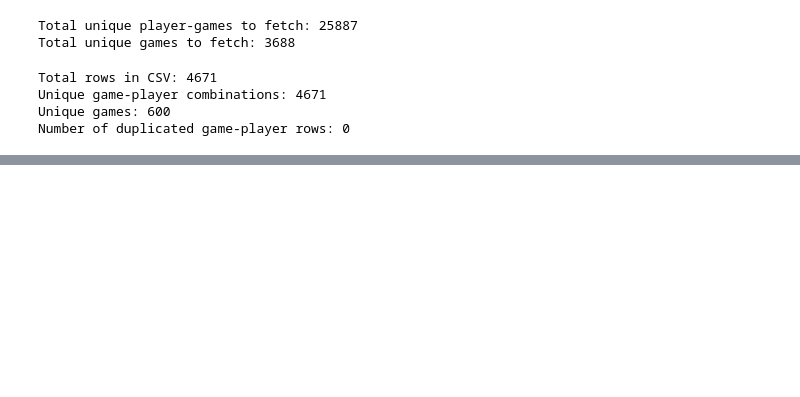
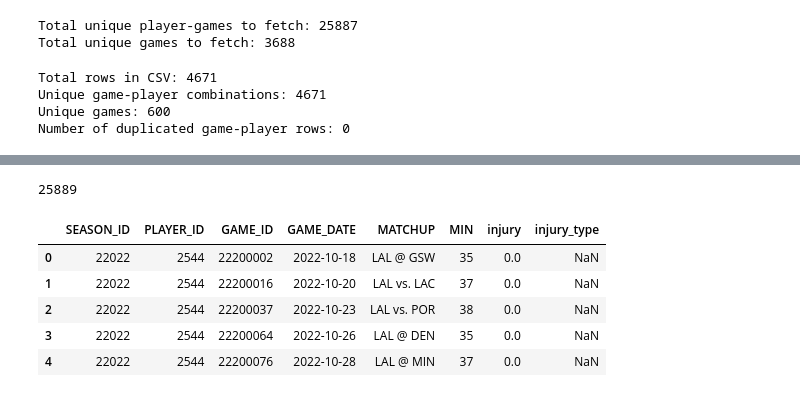
Before and after one commit to AnthonyBSeay/CSCI4622-Injury-Prediction, a Jupyter notebook: wrangle.ipynb, the cells around one changed output, grey strips where cells are left out. Saved outputs shown, nothing was run; the diff lists cells and outputs as text; code cells hidden in the pictures; blank space fills up the shorter version.

```diff
--- a/wrangle.ipynb
+++ b/wrangle.ipynb
@@ -732,0 +754,11 @@ Number of duplicated game-player rows: 0
+# %%
+print(len(gamelog))
+gamelog.head()
+# %% [output]
+25889
+|  | SEASON_ID | PLAYER_ID | GAME_ID | GAME_DATE | MATCHUP | MIN | injury | injury_type |
+| 0 | 22022 | 2544 | 22200002 | 2022-10-18 | LAL @ GSW | 35 | 0.0 | NaN |
+| 1 | 22022 | 2544 | 22200016 | 2022-10-20 | LAL vs. LAC | 37 | 0.0 | NaN |
+| 2 | 22022 | 2544 | 22200037 | 2022-10-23 | LAL vs. POR | 38 | 0.0 | NaN |
+| 3 | 22022 | 2544 | 22200064 | 2022-10-26 | LAL @ DEN | 35 | 0.0 | NaN |
+| 4 | 22022 | 2544 | 22200076 | 2022-10-28 | LAL @ MIN | 37 | 0.0 | NaN |
```
Also changed, not shown: parts of 7 cells of this notebook, 3 other files.
